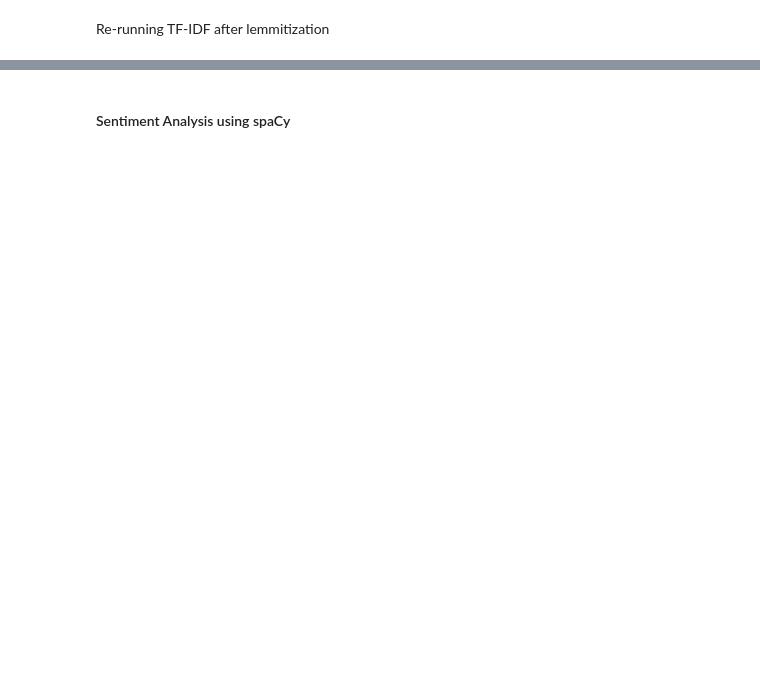
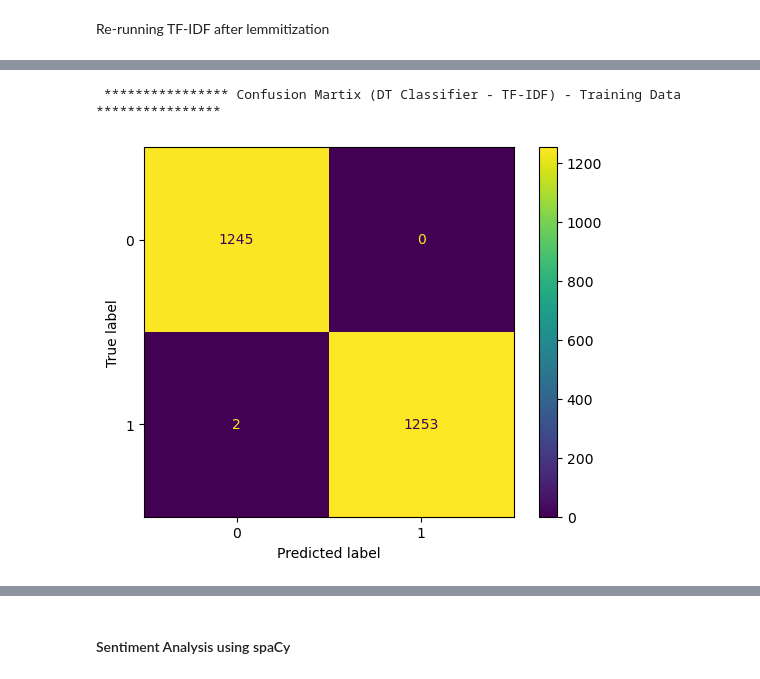
Before and after one commit to lavkushsingh31/NLP_Codes, a Jupyter notebook: Practice Udemy - Introduction to NLP IV.ipynb, the cells around one changed output, grey strips where cells are left out. Saved outputs shown, nothing was run; the diff lists cells and outputs as text; code cells hidden in the pictures; blank space fills up the shorter version.

Commit message:
implemented DT classifier using TF-IDF (after lemmitization

```diff
--- a/Practice Udemy - Introduction to NLP IV.ipynb
+++ b/Practice Udemy - Introduction to NLP IV.ipynb
@@ -550,0 +554,3 @@ df_features_train_test.to_csv('df_features_train_test.csv',index=False)
+# %%
+X_train_df_subset = X_train_df.iloc[random_indexes, :]
+X_train_df_subset.head()
@@ -551,12 +584,18 @@ df_features_train_test.to_csv('df_features_train_test.csv',index=False)
+# %%
+X_train_modelling_smallerdf = X_train_df_subset['X_train_cleaned'].values
+y_train_modelling_smallerdf = X_train_df_subset['y_train'].values
+
+X_test_modelling_smallerdf = X_test_df_subset['X_test_cleaned'].values
+y_test_modelling_smallerdf = X_test_df_subset['y_test'].values
 # %%
 X_train_cleaned_lemma = []
 
-for index, tweet in enumerate(X_train_modelling):
+for index, tweet in enumerate(X_train_modelling_smallerdf):
 
     try:
         X_train_cleaned_lemma.append(preprocess_lemma(tweet))
-        print(f"Index {index}: DONE")
+        #print(f"Index {index}: DONE")
     except:
         print(f'Error Encountered at {index}: {tweet}')
-        X_train_cleaned.append(f'ERROR at index: {index}')
+        X_train_cleaned_lemma.append(f'ERROR at index: {index}')
         pass
@@ -605,3 +647,3 @@ X_test_tfidf.shape
 # %%
 dt_classifier = DecisionTreeClassifier()
-dt_classifier.fit(X_train_tfidf, y_train_modelling)
+dt_classifier.fit(X_train_tfidf, y_train_modelling_smallerdf)
@@ -614,8 +669,11 @@ print(classification_report(y_train_modelling, np.array(y_pred_train_dt)))
 # %%
 print('\n **************** Confusion Martix (DT Classifier - TF-IDF) - Training Data **************** \n')
-cm = confusion_matrix(y_train_modelling, np.array(y_pred_train_dt))
+cm = confusion_matrix(y_train_modelling_smallerdf, np.array(y_pred_train_dt))
 disp = ConfusionMatrixDisplay(cm)
 disp.plot()
 plt.show();
+# %% [output]
+ **************** Confusion Martix (DT Classifier - TF-IDF) - Training Data ****************
+[figure, added]
 # %%
 print('\n **************** Classification Report (DT Classifier - TF-IDF) - Testing Data **************** \n')
```
Also changed, not shown: parts of 23 cells of this notebook.
